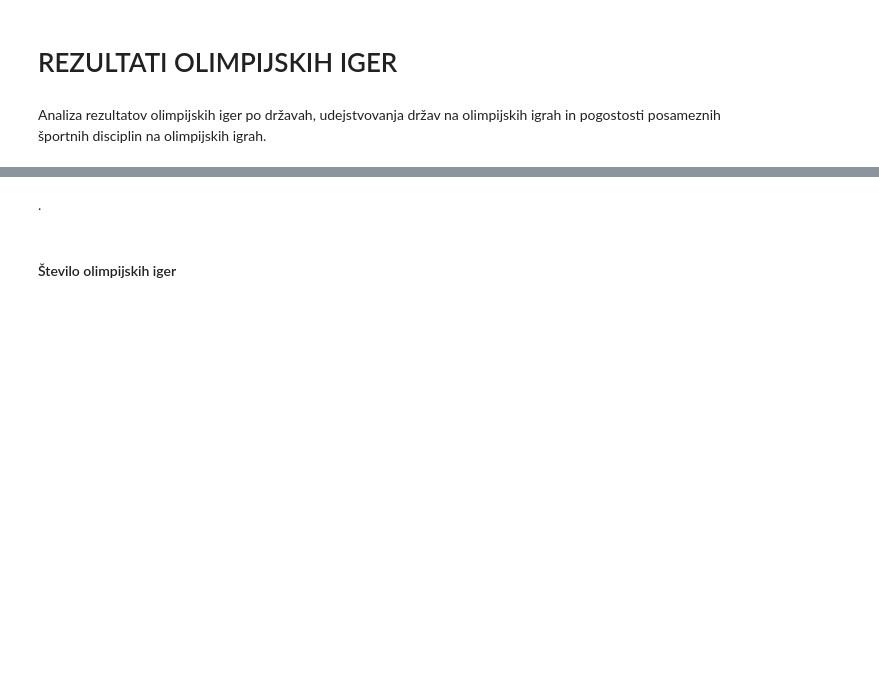
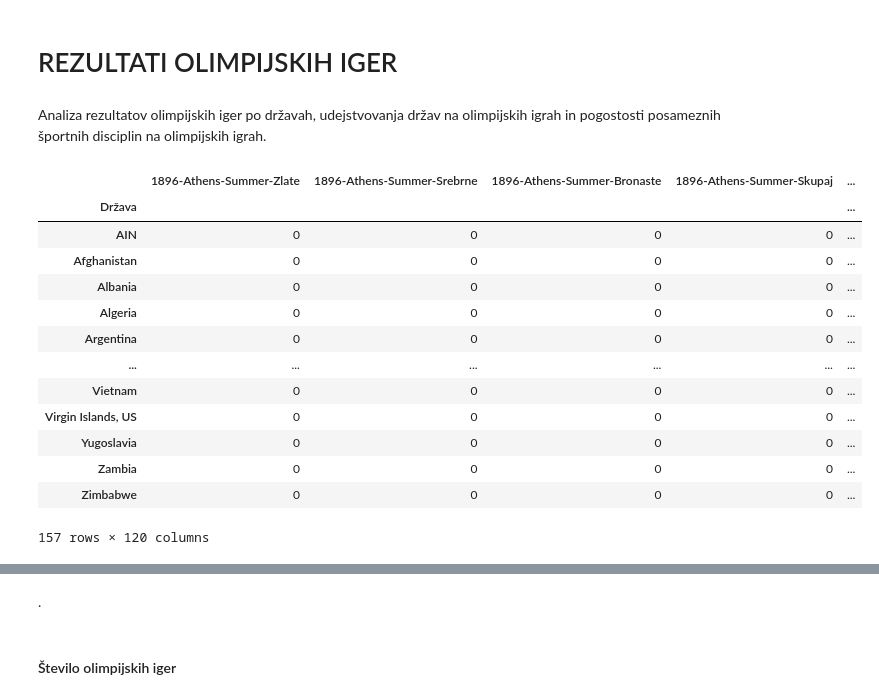
Before and after one commit to Kajaaa9/seminarska_naloga-olimpijske_igre, a Jupyter notebook: oi10_analiza.ipynb, the cells around one changed output, grey strips where cells are left out. Drawn from its saved outputs; the diff is of its cells as text; code cells hidden in the pictures; blank space fills up the shorter version.

```diff
--- a/oi10_analiza.ipynb
+++ b/oi10_analiza.ipynb
@@ -18,3 +18,26 @@ DISCIPLINE = pd.read_csv("oi9.3_discipline_pregled.csv", index_col=0)
 # MEDALJE
 # %%
 # DISCIPLINE
+# %%
+MEDALJE_SUMMER = MEDALJE[[col for col in MEDALJE.columns if "Summer" in col]].astype(int)
+MEDALJE_SUMMER.columns = MEDALJE_SUMMER.columns.str.replace("-Summer", "", case=False)
+
+MEDALJE_WINTER = MEDALJE[[col for col in MEDALJE.columns if "Winter" in col]].astype(int)
+MEDALJE_WINTER.columns = MEDALJE_WINTER.columns.str.replace("-Winter", "", case=False)
+
+MEDALJE_WINTER
+# %% [output]
+|  | 1896-Athens-Summer-Zlate | 1896-Athens-Summer-Srebrne | 1896-Athens-Summer-Bronaste | 1896-Athens-Summer-Skupaj | ... |
+| Država |  |  |  |  | ... |
+| AIN | 0 | 0 | 0 | 0 | ... |
+| Afghanistan | 0 | 0 | 0 | 0 | ... |
+| Albania | 0 | 0 | 0 | 0 | ... |
+| Algeria | 0 | 0 | 0 | 0 | ... |
+| Argentina | 0 | 0 | 0 | 0 | ... |
+| ... | ... | ... | ... | ... | ... |
+| Vietnam | 0 | 0 | 0 | 0 | ... |
+| Virgin Islands, US | 0 | 0 | 0 | 0 | ... |
+| Yugoslavia | 0 | 0 | 0 | 0 | ... |
+| Zambia | 0 | 0 | 0 | 0 | ... |
+| Zimbabwe | 0 | 0 | 0 | 0 | ... |
+157 rows × 120 columns
```
Also changed, not shown: parts of 3 cells of this notebook.
